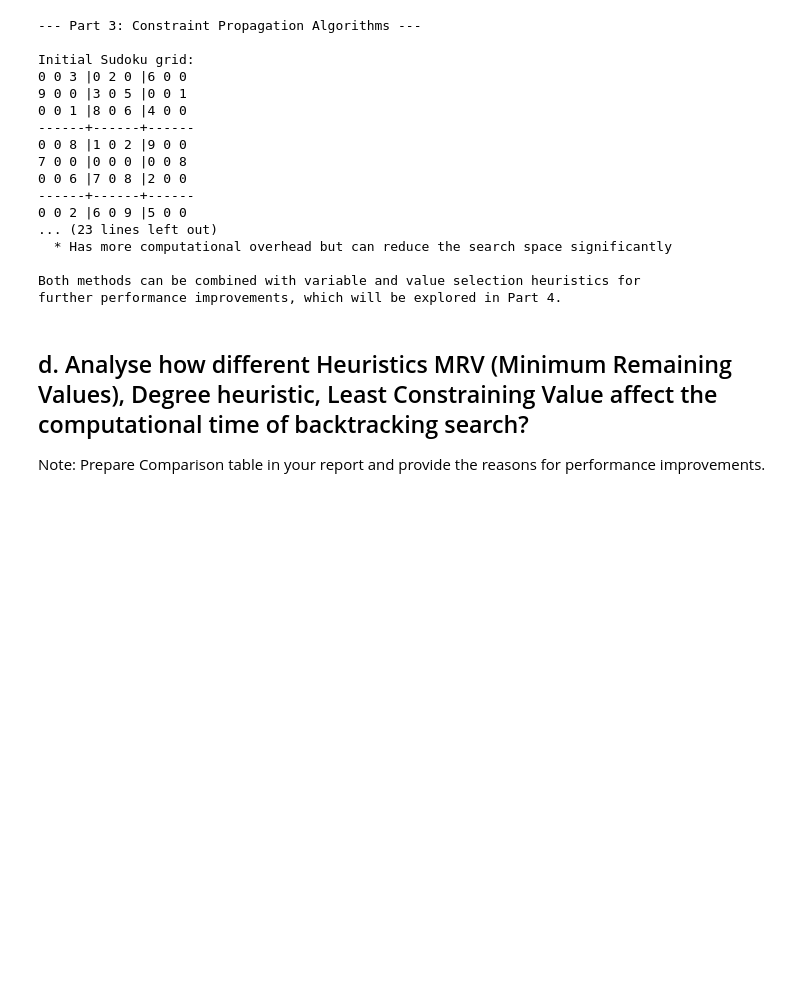
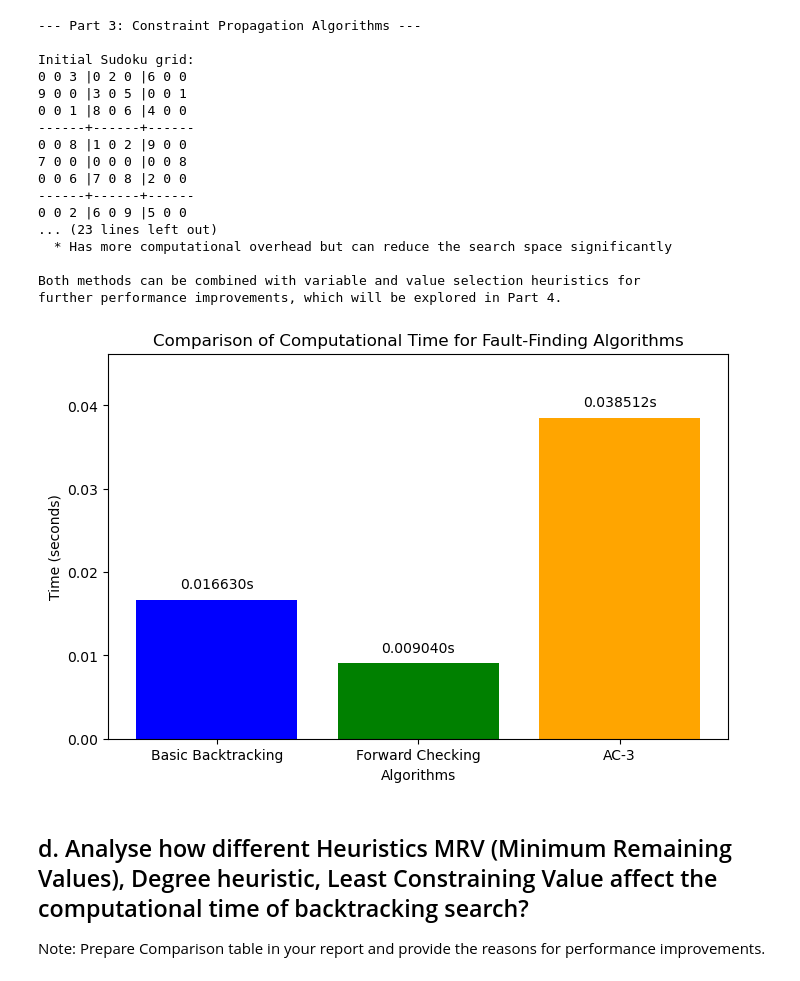
Before and after one commit to mahanteshimath/AI_ASSIGNMENT1, a Jupyter notebook: Python_Code/AI_ASSGNMENT2.ipynb, the cells around one changed output. Saved outputs shown, nothing was run; the diff lists cells and outputs as text; code cells hidden in the pictures; blank space fills up the shorter version.

```diff
--- a/Python_Code/AI_ASSGNMENT2.ipynb
+++ b/Python_Code/AI_ASSGNMENT2.ipynb
@@ -346,0 +334,21 @@ Notes:
+# %%
+from datetime import datetime
+
+# Measure the average time taken by the backtracking search algorithm for 10 runs
+total_time = 0
+
+for i in range(num_runs):
+    start_time = time.time()
+    solution = backtracking_search(csp)
+    end_time = time.time()
+    run_time = end_time - start_time
+    total_time += run_time
+
+    # Convert start and end times to the desired format with milliseconds
+    formatted_start_time = datetime.fromtimestamp(start_time).strftime('%d %b %Y %H:%M:%S.%f')[:-3]
+    formatted_end_time = datetime.fromtimestamp(end_time).strftime('%d %b %Y %H:%M:%S.%f')[:-3]
+
+    print(f"Run {i + 1}: Start Time = {formatted_start_time}, End Time = {formatted_end_time}, Time Taken = {run_time:.6f} seconds")
+
+average_time = total_time / num_runs
+print(f"Average time taken by the backtracking search algorithm over {num_runs} runs: {average_time:.6f} seconds")
@@ -672,6 +692,29 @@ Initial Sudoku grid:
 
 Both methods can be combined with variable and value selection heuristics for
 further performance improvements, which will be explored in Part 4.
+# %%
+import matplotlib.pyplot as plt
+
+# Data for comparison
+algorithms = ['Basic Backtracking', 'Forward Checking', 'AC-3']
+times = [basic_time, fc_time, ac3_time]  # Computational times for each algorithm
+
+# Plotting the comparison
+plt.figure(figsize=(8, 5))
+plt.bar(algorithms, times, color=['blue', 'green', 'orange'])
+plt.xlabel('Algorithms')
+plt.ylabel('Time (seconds)')
+plt.title('Comparison of Computational Time for Fault-Finding Algorithms')
+plt.ylim(0, max(times) * 1.2)
+
+# Annotate the bars with the exact times
+for i, time in enumerate(times):
+    plt.text(i, time + 0.001, f"{time:.6f}s", ha='center', va='bottom')
+
+# Show the plot
+plt.show()
+# %% [output]
+[figure, added]
 # %% [markdown]
 ## d.	Analyse how different Heuristics MRV (Minimum Remaining Values), Degree heuristic, Least Constraining Value affect the  computational time of backtracking search?
 
```
Also changed, not shown: parts of 12 cells of this notebook.
